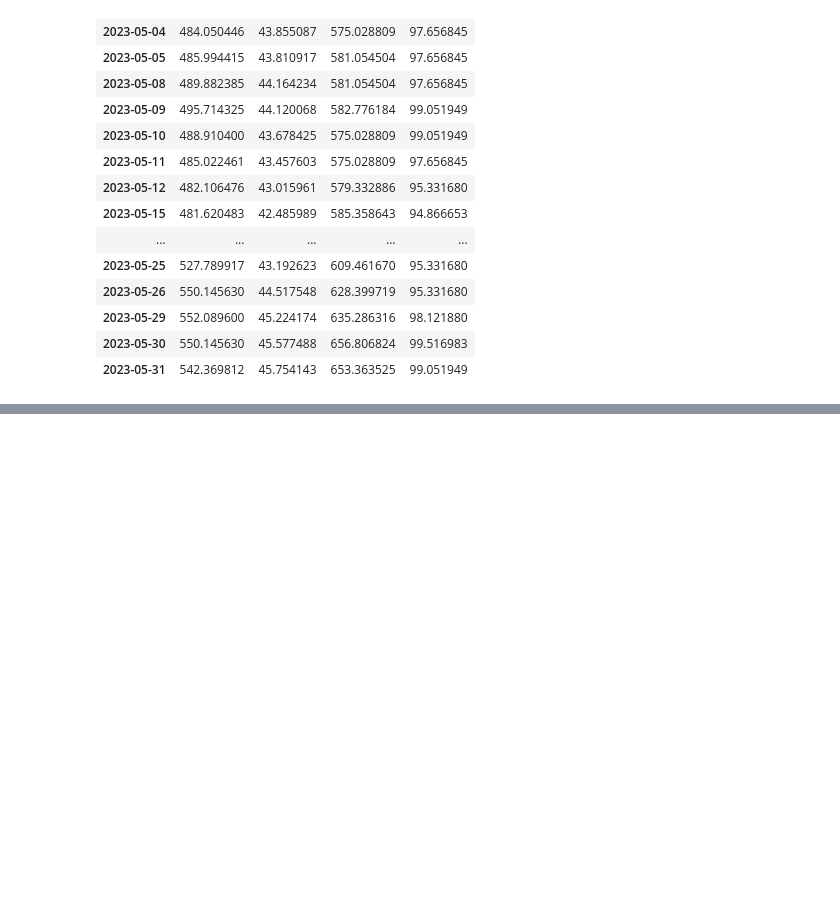
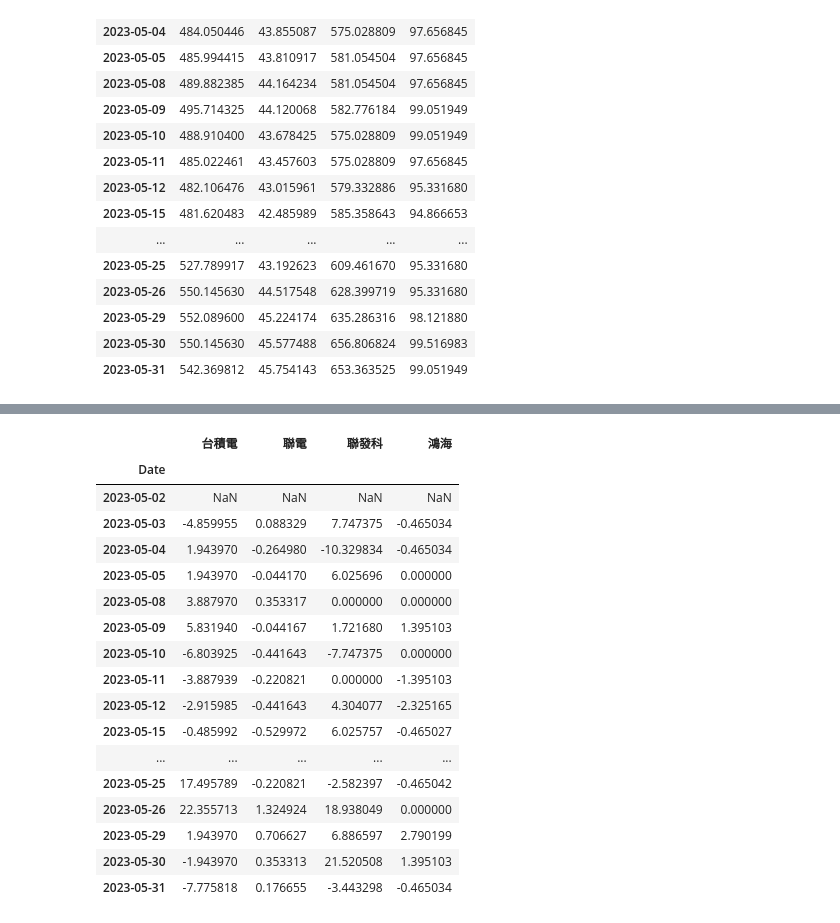
Before and after one commit to SophiaSu0925/__2024_07_29_AI_python, a Jupyter notebook: lesson17/lesson17_4.ipynb, the cells around one changed output, grey strips where cells are left out. Cells and saved outputs as stored; diff of their text form; code cells hidden in the pictures; blank space fills up the shorter version.

```diff
--- a/lesson17/lesson17_4.ipynb
+++ b/lesson17/lesson17_4.ipynb
@@ -199,0 +225,22 @@ prices_df1.loc['2023-05']
+# %%
+#差
+prices_df1_202305 - prices_df1_202305.shift(1)
+# %% [output]
+|  | 台積電 | 聯電 | 聯發科 | 鴻海 |
+| Date |  |  |  |  |
+| 2023-05-02 | NaN | NaN | NaN | NaN |
+| 2023-05-03 | -4.859955 | 0.088329 | 7.747375 | -0.465034 |
+| 2023-05-04 | 1.943970 | -0.264980 | -10.329834 | -0.465034 |
+| 2023-05-05 | 1.943970 | -0.044170 | 6.025696 | 0.000000 |
+| 2023-05-08 | 3.887970 | 0.353317 | 0.000000 | 0.000000 |
+| 2023-05-09 | 5.831940 | -0.044167 | 1.721680 | 1.395103 |
+| 2023-05-10 | -6.803925 | -0.441643 | -7.747375 | 0.000000 |
+| 2023-05-11 | -3.887939 | -0.220821 | 0.000000 | -1.395103 |
+| 2023-05-12 | -2.915985 | -0.441643 | 4.304077 | -2.325165 |
+| 2023-05-15 | -0.485992 | -0.529972 | 6.025757 | -0.465027 |
+| ... | ... | ... | ... | ... |
+| 2023-05-25 | 17.495789 | -0.220821 | -2.582397 | -0.465042 |
+| 2023-05-26 | 22.355713 | 1.324924 | 18.938049 | 0.000000 |
+| 2023-05-29 | 1.943970 | 0.706627 | 6.886597 | 2.790199 |
+| 2023-05-30 | -1.943970 | 0.353313 | 21.520508 | 1.395103 |
+| 2023-05-31 | -7.775818 | 0.176655 | -3.443298 | -0.465034 |
```
Also changed, not shown: parts of 3 cells of this notebook.
